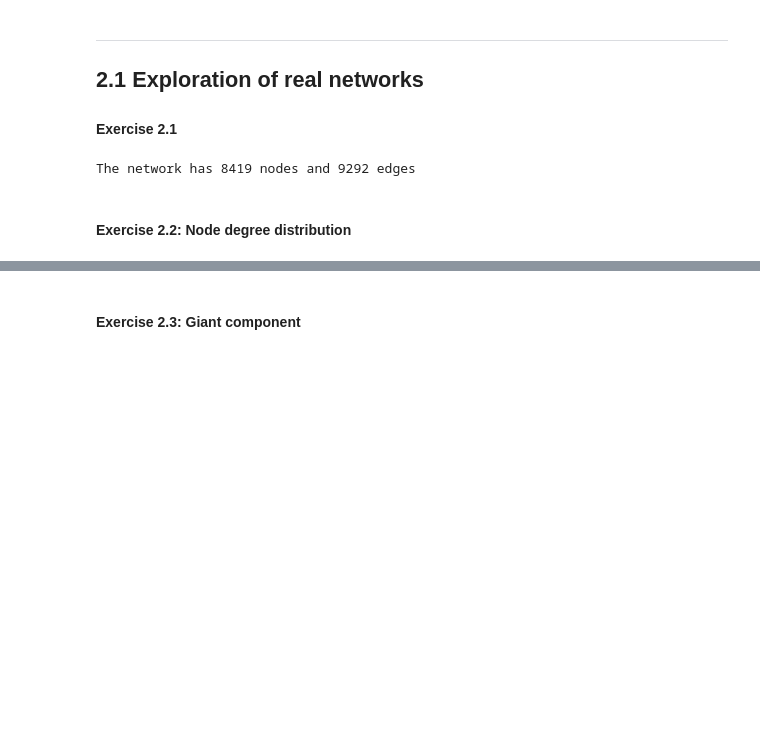
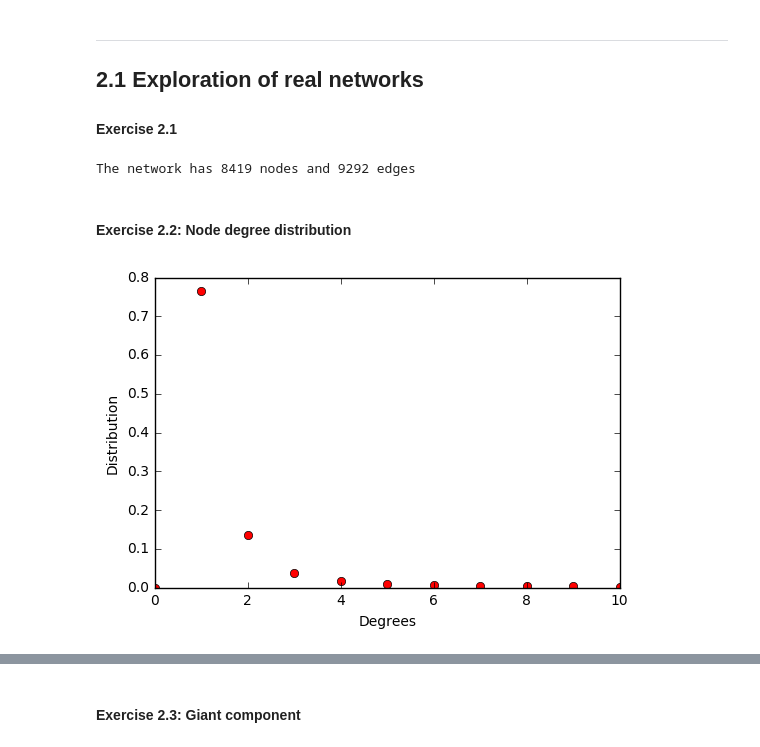
Before and after one commit to jeanbaptistebeau/Internet-Analytics-Notebooks, a Jupyter notebook: lab2/notebooks/ix-lab2-notebook-part1.ipynb, the cells around one changed output, grey strips where cells are left out. Saved outputs shown, nothing was run; the diff lists cells and outputs as text; code cells hidden in the pictures; blank space fills up the shorter version.

```diff
--- a/lab2/notebooks/ix-lab2-notebook-part1.ipynb
+++ b/lab2/notebooks/ix-lab2-notebook-part1.ipynb
@@ -63,0 +62,14 @@ deg_distr = compute_deg_dist(G1)
+# %%
+deg_distr = compute_deg_dist(G1)
+N = 10
+fig, ax = plt.subplots()
+x = list(deg_distr.keys())[:N]
+x.insert(0, 0)
+y = list(deg_distr.values())[:N]
+y.insert(0, 0)
+ax.plot(x, y, 'ro')
+ax.xaxis.set_label_text("Degrees")
+ax.yaxis.set_label_text("Distribution")
+plt.show()
+# %% [output]
+[figure, added]
```
Also changed, not shown: parts of 9 cells of this notebook, 3 other files.
